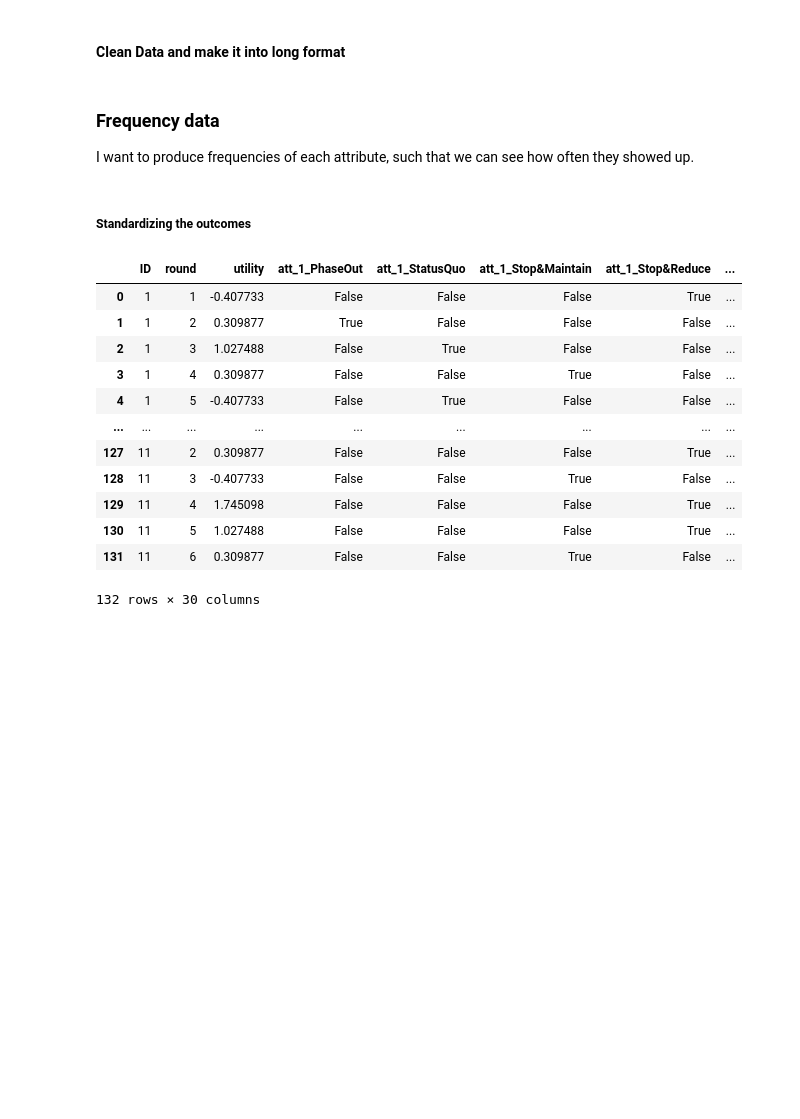
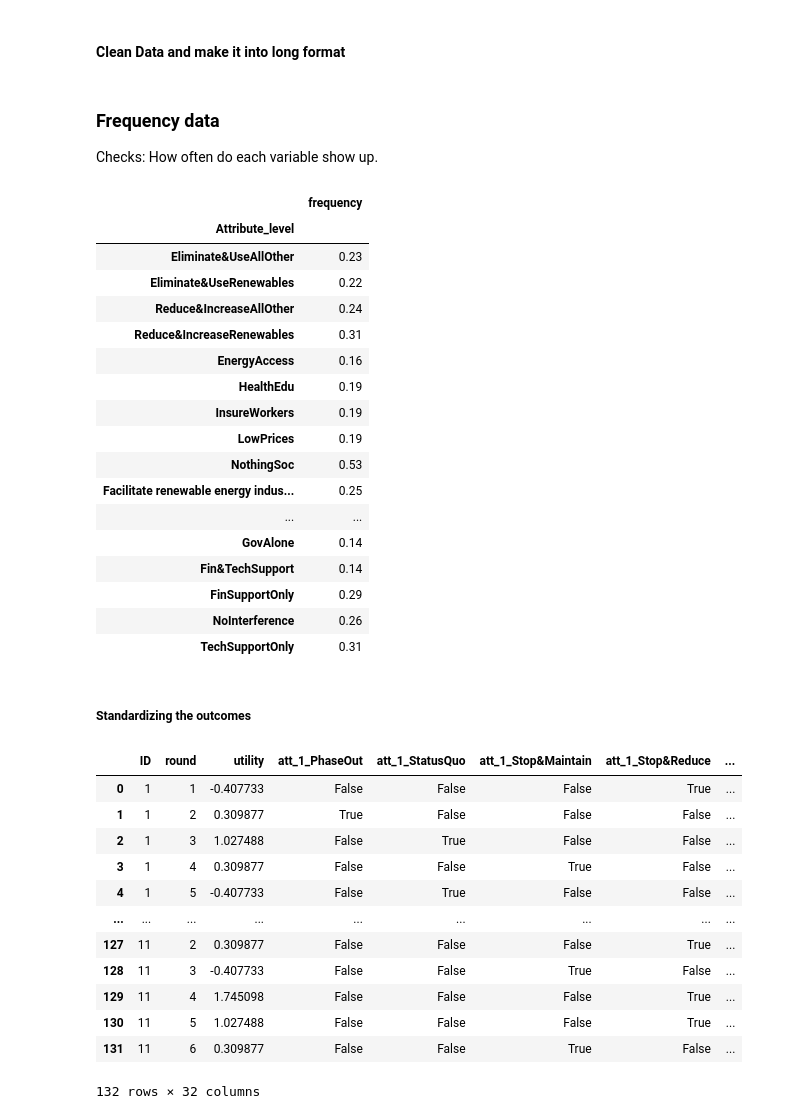
Before and after one commit to sjurlne/Attitudes-Towards-Just-Energy-Transition-Initiatives, a Jupyter notebook: sandbox/sandbox_data_cleaning_and_checks.ipynb, the cells around one changed output. Drawn from its saved outputs; the diff is of its cells as text; code cells hidden in the pictures; blank space fills up the shorter version.

```diff
--- a/sandbox/sandbox_data_cleaning.ipynb
+++ b/sandbox/sandbox_data_cleaning_and_checks.ipynb
@@ -153,16 +214,19 @@ def ready_for_regression(df_with_dummies):
 # %%
-conjoint = pd.read_csv(MOCK_DATA / "raw_data_mock.csv", encoding='cp1252')
+conjoint = pd.read_csv(MOCK_DATA / "new_mock_data.csv", encoding='cp1252')
 specs = read_yaml(CODE / "data_management" / "specs.yaml")
 renaming_specs = read_yaml(CODE / "data_management" / "renaming_replacing.yaml")
 
 conjoint = clean_data(conjoint, specs, renaming_specs)
 conjoint_long = make_long(conjoint,renaming_specs)
+conjoint_long_descript = make_long_descriptive(conjoint_long)
 conjoint_dummy = make_dummy(conjoint_long, renaming_specs)
 conjoint_reg = ready_for_regression(conjoint_dummy)
+
+#inspect=conjoint.filter(like='attribute_').iloc[2]
-# %% [markdown]
-### Frequency data
-
-I want to produce frequencies of each attribute, such that we can see how often they showed up.
+# %% [markdown]
+### Frequency data
+
+Checks: How often do each variable show up.
 # %%
 #conjoint_dummy.columns.str.startswith('att')
 def frequencies(conjoint_reg):
@@ -177,6 +241,27 @@ def frequencies(conjoint_reg):
 
     frequency_table = frequency_table.rename_axis("Attribute_level")
     return frequency_table
+# %%
+frequencies(conjoint_reg)
+# %% [output]
+|  | frequency |
+| Attribute_level |  |
+| Eliminate&UseAllOther | 0.23 |
+| Eliminate&UseRenewables | 0.22 |
+| Reduce&IncreaseAllOther | 0.24 |
+| Reduce&IncreaseRenewables | 0.31 |
+| EnergyAccess | 0.16 |
+| HealthEdu | 0.19 |
+| InsureWorkers | 0.19 |
+| LowPrices | 0.19 |
+| NothingSoc | 0.53 |
+| Facilitate renewable energy indus... | 0.25 |
+| ... | ... |
+| GovAlone | 0.14 |
+| Fin&TechSupport | 0.14 |
+| FinSupportOnly | 0.29 |
+| NoInterference | 0.26 |
+| TechSupportOnly | 0.31 |
 # %% [markdown]
 ##### Standardizing the outcomes
 # %%
@@ -184,7 +269,7 @@ conjoint = pd.read_csv(OUT / "data" / "data_regression.csv")
 
 
 def standardize(df, column):
-    df[column] = (df[column] - df[column].mean()) / df[column].std()
+    df[f'{column}_standardized'] = (df[column] - df[column].mean()) / df[column].std()
 
     return df
 
@@ -202,4 +287,4 @@ standardize(conjoint, "utility")
 | 129 | 11 | 4 | 1.745098 | False | False | False | True | ... |
 | 130 | 11 | 5 | 1.027488 | False | False | False | True | ... |
 | 131 | 11 | 6 | 0.309877 | False | False | True | False | ... |
-132 rows × 30 columns
+132 rows × 32 columns
```
Also changed, not shown: parts of 3 cells of this notebook, 22 other files.
